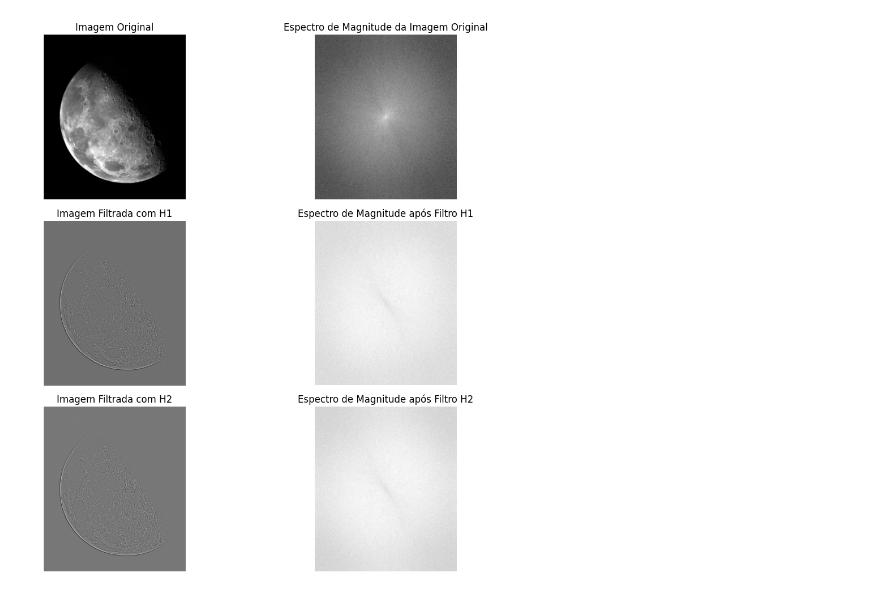
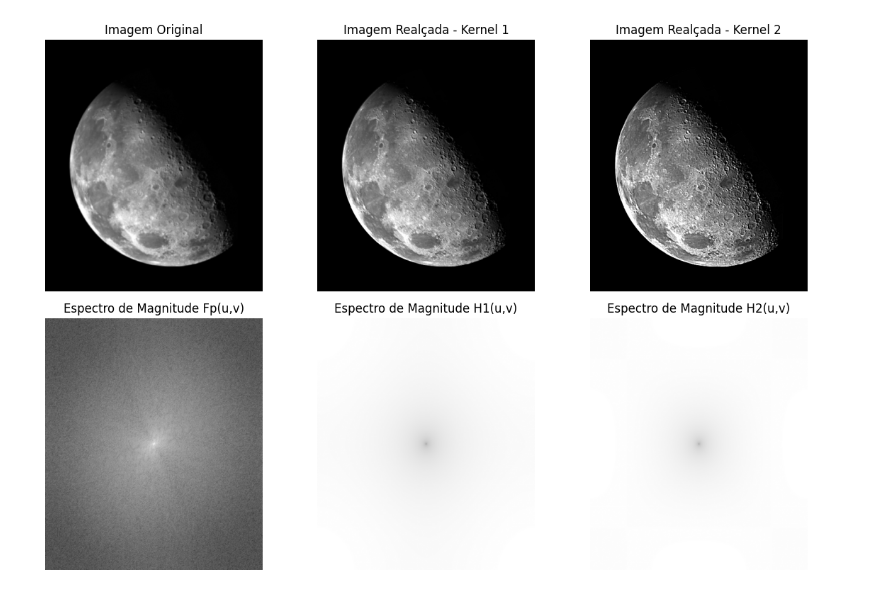
Before and after one commit to hubertlm/PDI, a Jupyter notebook: Capitulo_4/projeto1.ipynb, the cells around one changed output. Saved outputs shown, nothing was run; the diff lists cells and outputs as text; code cells hidden in the pictures.

```diff
--- a/Capitulo_4/projeto1.ipynb
+++ b/Capitulo_4/projeto1.ipynb
@@ -85,34 +85,45 @@ for x in range(P):
 # Extraindo a parte real e recortando para obter a imagem final de tamanho M x N
 g1_final = np.real(g1[0:M, 0:N])
 g2_final = np.real(g2[0:M, 0:N])
+
+# Convertendo a imagem original para float32 para evitar overflow na soma
+Im_float = Im.astype(np.float32)
+
+# Finalmente, somamos as imagens originais com as imagens filtradas para obter as imagens realçadas
+enhanced_image1 = Im_float + g1_final
+enhanced_image2 = Im_float + g2_final
+
+# Garantindo que os valores estejam no intervalo válido [0, 255] para imagens em escala de cinza
+enhanced_image1 = np.clip(enhanced_image1, 0, 255).astype(np.uint8)
+enhanced_image2 = np.clip(enhanced_image2, 0, 255).astype(np.uint8)
 # %%
-# Por fim, exibimos as imagens resultantes e seus respectivos espectros de magnitude
-plt.figure(figsize=(12, 10))
-plt.subplot(3, 2, 1)
+# Por fim, exibimos as imagens resultantes
+plt.figure(figsize=(12, 8))
+plt.subplot(2, 3, 1)
 plt.title('Imagem Original')
 plt.imshow(Im, cmap='gray')
 plt.axis('off')
-plt.subplot(3, 2, 2)
-plt.title('Espectro de Magnitude da Imagem Original')
+plt.subplot(2, 3, 2)
+plt.title('Imagem Realçada - Kernel 1')
+plt.imshow(enhanced_image1, cmap='gray')
+plt.axis('off')
+plt.subplot(2, 3, 3)
+plt.title('Imagem Realçada - Kernel 2')
+plt.imshow(enhanced_image2, cmap='gray')
+plt.axis('off')
+plt.subplot(2, 3, 4)
+plt.title('Espectro de Magnitude Fp(u,v)')
 plt.imshow(magnitude_spectrum, cmap='gray')
 plt.axis('off')
-plt.subplot(3, 2, 3)
-plt.title('Imagem Filtrada com H1')
-plt.imshow(g1_final, cmap='gray')
+plt.subplot(2, 3, 5)
+plt.title('Espectro de Magnitude H1(u,v)')
+plt.imshow(magnitude_H1, cmap='gray')
 plt.axis('off')
-plt.subplot(3, 2, 4)
-plt.title('Espectro de Magnitude após Filtro H1')
-plt.imshow(magnitude_G1, cmap='gray')
-plt.axis('off')
-plt.subplot(3, 2, 5)
-plt.title('Imagem Filtrada com H2')
-plt.imshow(g2_final, cmap='gray')
-plt.axis('off')
-plt.subplot(3, 2, 6)
-plt.title('Espectro de Magnitude após Filtro H2')
-plt.imshow(magnitude_G2, cmap='gray')
+plt.subplot(2, 3, 6)
+plt.title('Espectro de Magnitude H2(u,v)')
+plt.imshow(magnitude_H2, cmap='gray')
 plt.axis('off')
 plt.tight_layout()
 plt.show()
 # %% [output]
-[figure, old version]
+[figure, new version]
```
